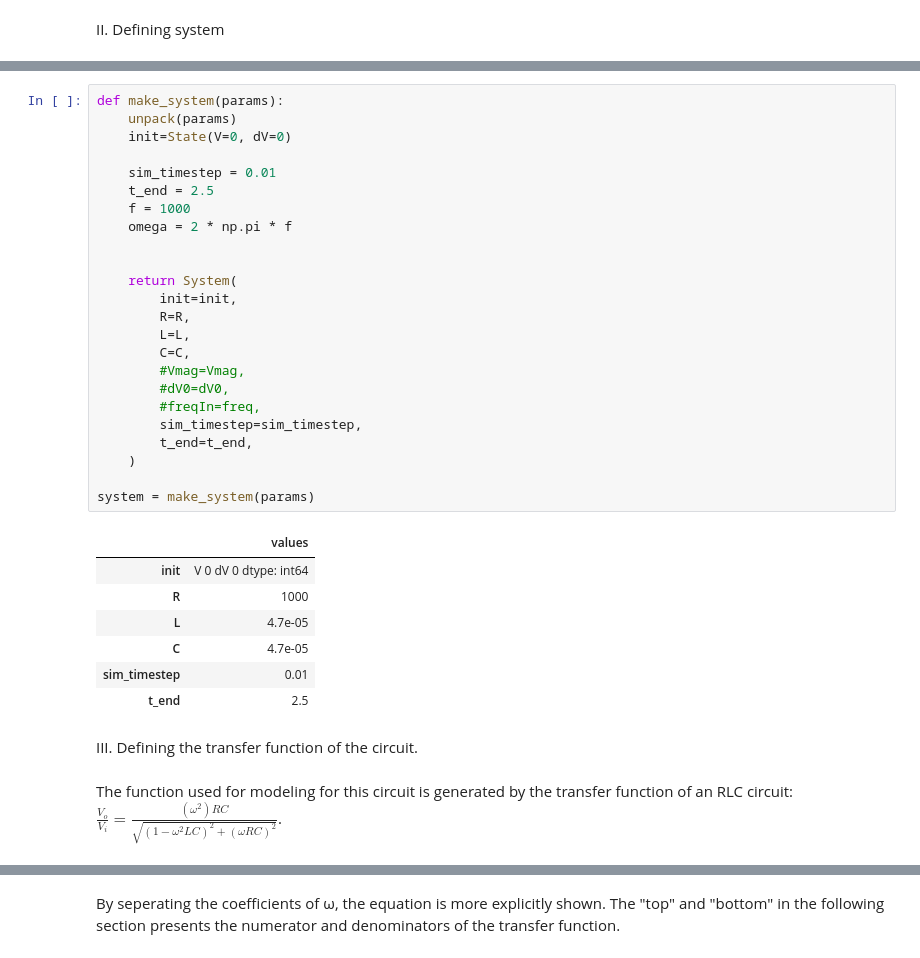
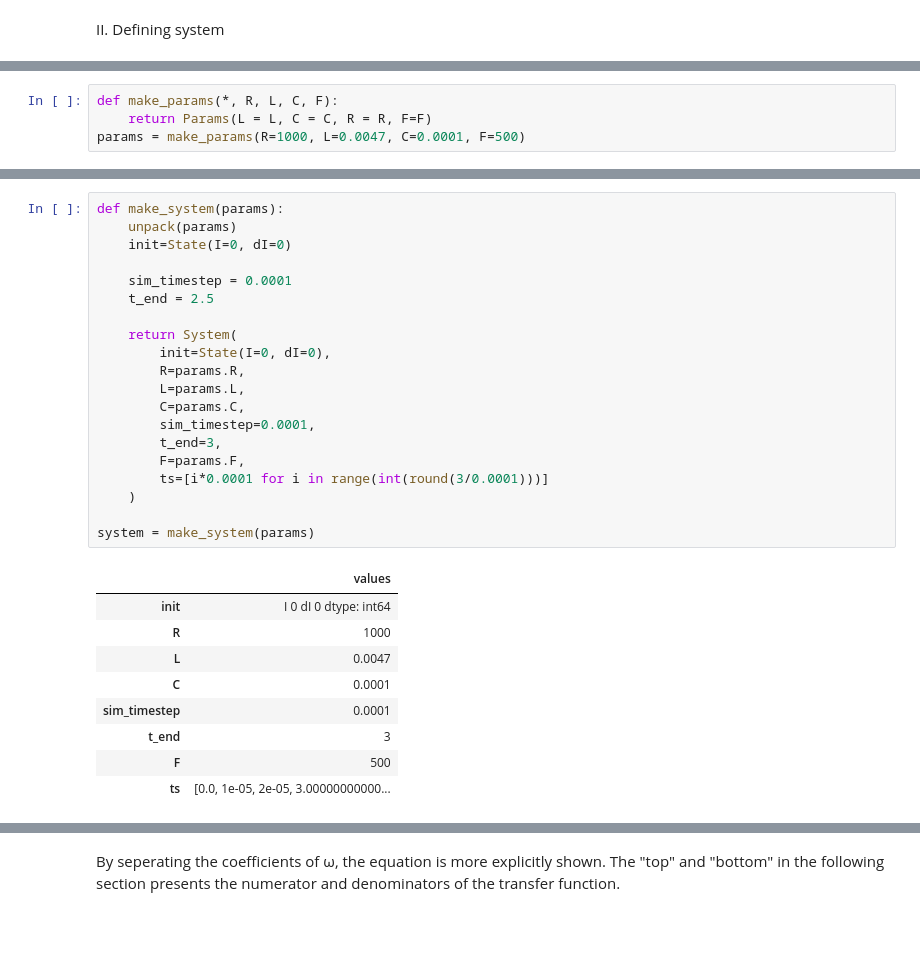
Before and after one commit to solomondg/ModSim_Proj2, a Jupyter notebook: notebook.ipynb, the cells around one changed output, grey strips where cells are left out. Saved outputs shown, nothing was run; the diff lists cells and outputs as text; blank space fills up the shorter version.

```diff
--- a/notebook.ipynb
+++ b/notebook.ipynb
@@ -65,0 +37,4 @@ params = make_params(4.7e-5, 4.7e-5, 1e3)
+# %%
+def make_params(*, R, L, C, F):
+    return Params(L = L, C = C, R = R, F=F)
+params = make_params(R=1000, L=0.0047, C=0.0001, F=500)
@@ -66,37 +47,30 @@ params = make_params(4.7e-5, 4.7e-5, 1e3)
 # %%
 def make_system(params):
     unpack(params)
-    init=State(V=0, dV=0)
+    init=State(I=0, dI=0)
 
-    sim_timestep = 0.01
+    sim_timestep = 0.0001
     t_end = 2.5
-    f = 1000
-    omega = 2 * np.pi * f
-
 
     return System(
-        init=init,
-        R=R,
-        L=L,
-        C=C,
-        #Vmag=Vmag,
-        #dV0=dV0,
-        #freqIn=freq,
-        sim_timestep=sim_timestep,
-        t_end=t_end,
+        init=State(I=0, dI=0),
+        R=params.R,
+        L=params.L,
+        C=params.C,
+        sim_timestep=0.0001,
+        t_end=3,
+        F=params.F,
+        ts=[i*0.0001 for i in range(int(round(3/0.0001)))]
     )
 
 system = make_system(params)
 # %% [output]
 |  | values |
-| init | V 0 dV 0 dtype: int64 |
+| init | I 0 dI 0 dtype: int64 |
 | R | 1000 |
-| L | 4.7e-05 |
-| C | 4.7e-05 |
-| sim_timestep | 0.01 |
-| t_end | 2.5 |
+| L | 0.0047 |
+| C | 0.0001 |
+| sim_timestep | 0.0001 |
+| t_end | 3 |
+| F | 500 |
+| ts | [0.0, 1e-05, 2e-05, 3.00000000000... |
-# %% [markdown]
-III. Defining the transfer function of the circuit.
-# %% [markdown]
-The function used for modeling for this circuit is generated by the transfer function of an RLC circuit:
-$\frac{V_o}{V_i}=\frac{(ω^2)RC}{\sqrt{(1-ω^2LC)^2+(ωRC)^2}}$.
```
Also changed, not shown: parts of 47 cells of this notebook.
